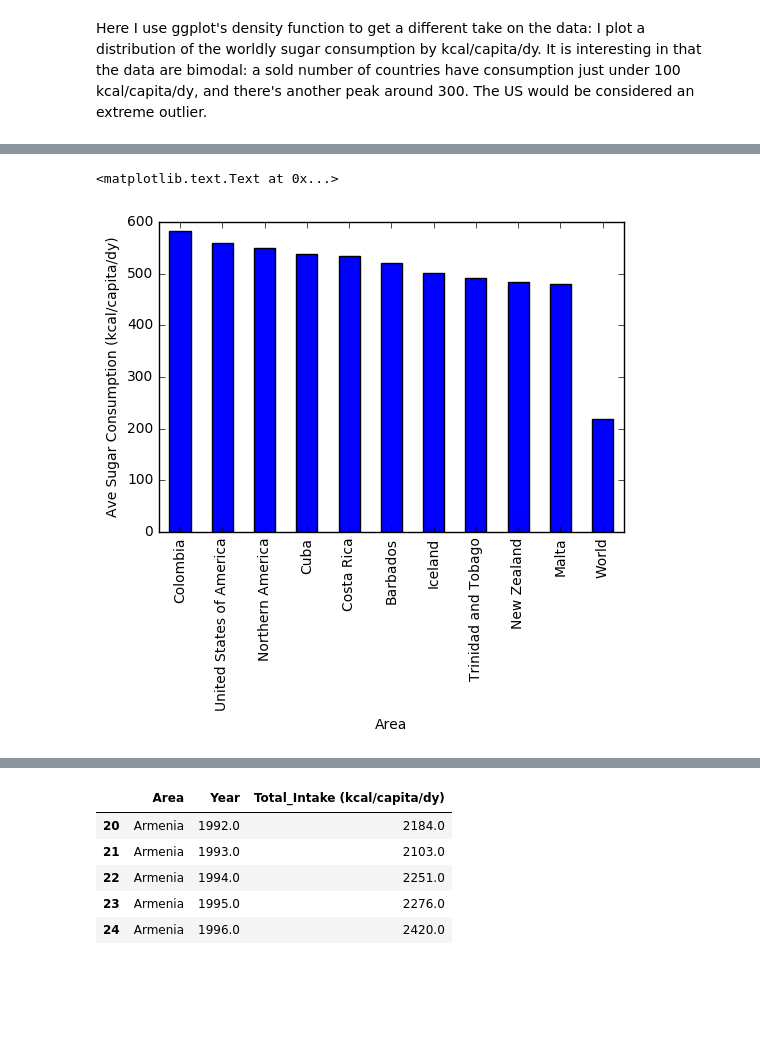
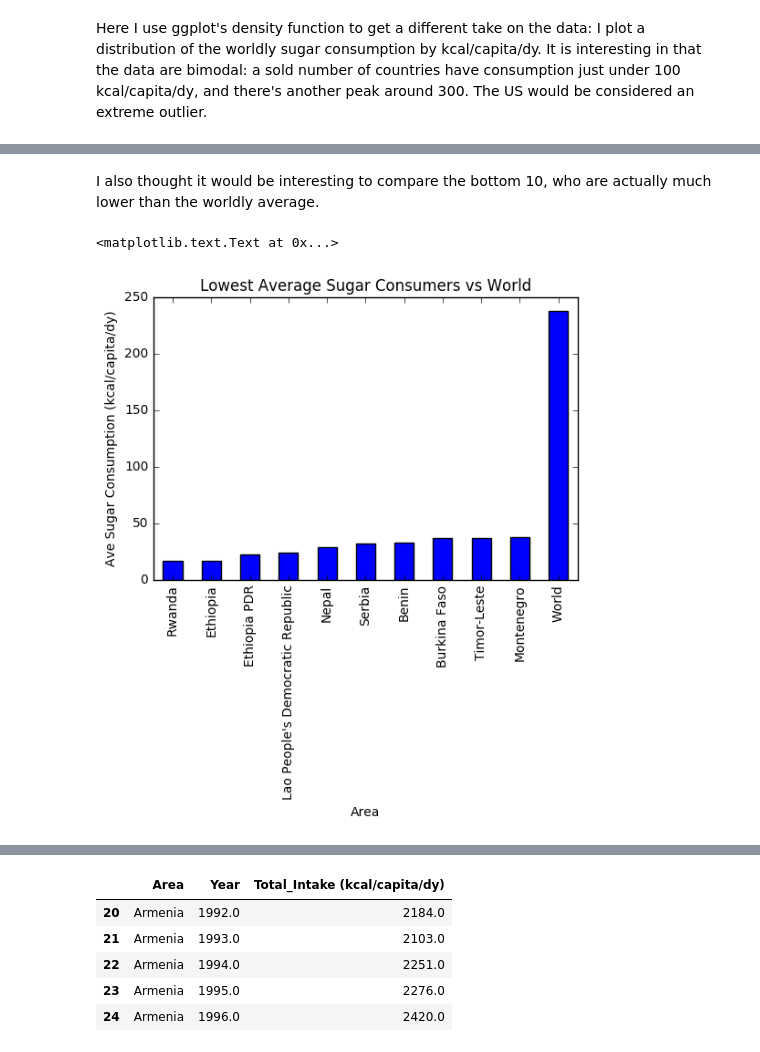
Before and after one commit to LutherCSMiller/midtermproject-andeca10, a Jupyter notebook: project1.ipynb, the cells around one changed output, grey strips where cells are left out. Saved outputs shown, nothing was run; the diff lists cells and outputs as text; code cells hidden in the pictures; blank space fills up the shorter version.

```diff
--- a/project1.ipynb
+++ b/project1.ipynb
@@ -114,0 +123,3 @@ ggplot(aes(x='Ave Sugar Consumption (kcal/capita/dy)'), data=ave_sugars) + geom_
+# %%
+world_sugar_cals = world_sugar_cals_pivot.unstack().reset_index(name = 'Sugar (kcal/capita/dy)')
+world_sugar_cals.head()
@@ -114,0 +133,3 @@ ggplot(aes(x='Ave Sugar Consumption (kcal/capita/dy)'), data=ave_sugars) + geom_
+# %%
+ave_world_sugars_pivot = pd.pivot_table(world_sugar_cals, values='Sugar (kcal/capita/dy)', index = 'Area', columns='Year').fillna(0)
+ave_world_sugars_pivot.head()
@@ -114,0 +147,7 @@ ggplot(aes(x='Ave Sugar Consumption (kcal/capita/dy)'), data=ave_sugars) + geom_
+# %%
+ave_world_sugars = ave_world_sugars_pivot.mean(axis=1).round().reset_index(name='Ave Sugar Consumption (kcal/capita/dy)')
+ave_world_sugars_top_10 = ave_world_sugars.sort_values('Ave Sugar Consumption (kcal/capita/dy)', ascending=False).iloc[0:10]
+ave_world_sugars_top_10 = ave_world_sugars_top_10.append(ave_world_sugars[ave_world_sugars.Area == 'World'])
+ax = ave_world_sugars_top_10.plot(x='Area', y='Ave Sugar Consumption (kcal/capita/dy)', kind='bar', legend=False)
+ax.set_ylabel('Ave Sugar Consumption (kcal/capita/dy)')
+ax.set_title('Top Average Sugar Consumers vs World')
@@ -115,8 +157,11 @@ ggplot(aes(x='Ave Sugar Consumption (kcal/capita/dy)'), data=ave_sugars) + geom_
+# %% [markdown]
+I also thought it would be interesting to compare the bottom 10, who are actually much lower than the worldly average.
 # %%
-ave_sugars_top_10 = ave_sugars.sort_values('Ave Sugar Consumption (kcal/capita/dy)', ascending=False).iloc[0:10]
-ave_sugars_top_10 = ave_sugars_top_10.append(ave_sugars[ave_sugars.Area == 'World'])
-ax = ave_sugars_top_10.plot(x='Area', y='Ave Sugar Consumption (kcal/capita/dy)', kind='bar', legend=False)
+ave_world_sugars_bottom_10 = ave_world_sugars.sort_values('Ave Sugar Consumption (kcal/capita/dy)').iloc[0:10]
+ave_world_sugars_bottom_10 = ave_world_sugars_bottom_10.append(ave_world_sugars[ave_world_sugars.Area == 'World'])
+ax = ave_world_sugars_bottom_10.plot(x='Area', y='Ave Sugar Consumption (kcal/capita/dy)', kind='bar', legend=False)
 ax.set_ylabel('Ave Sugar Consumption (kcal/capita/dy)')
+ax.set_title('Lowest Average Sugar Consumers vs World')
 # %% [output]
 <matplotlib.text.Text at 0x...>
-[figure, old version]
+[figure, new version]
```
Also changed, not shown: parts of 25 cells of this notebook.
